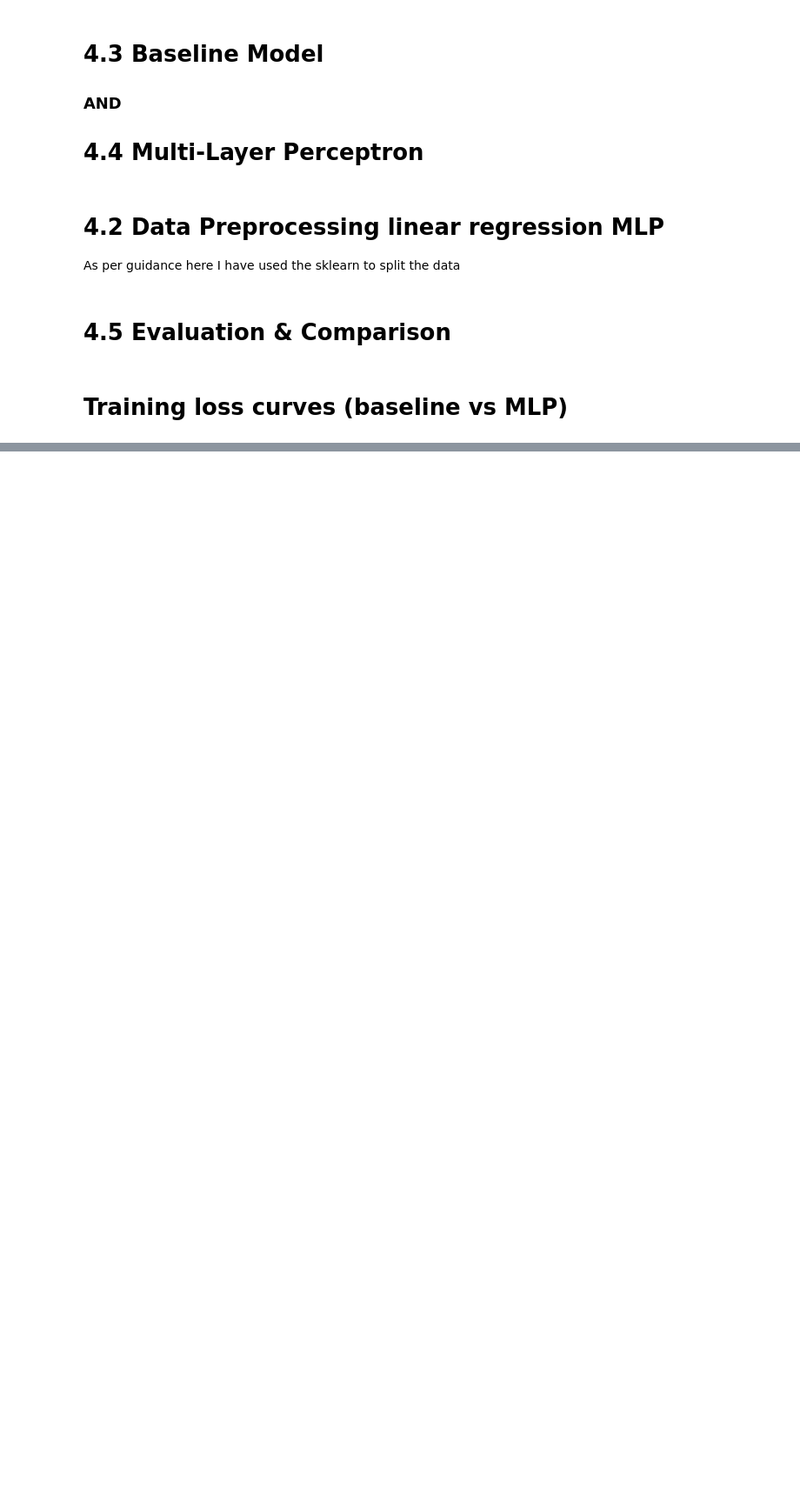
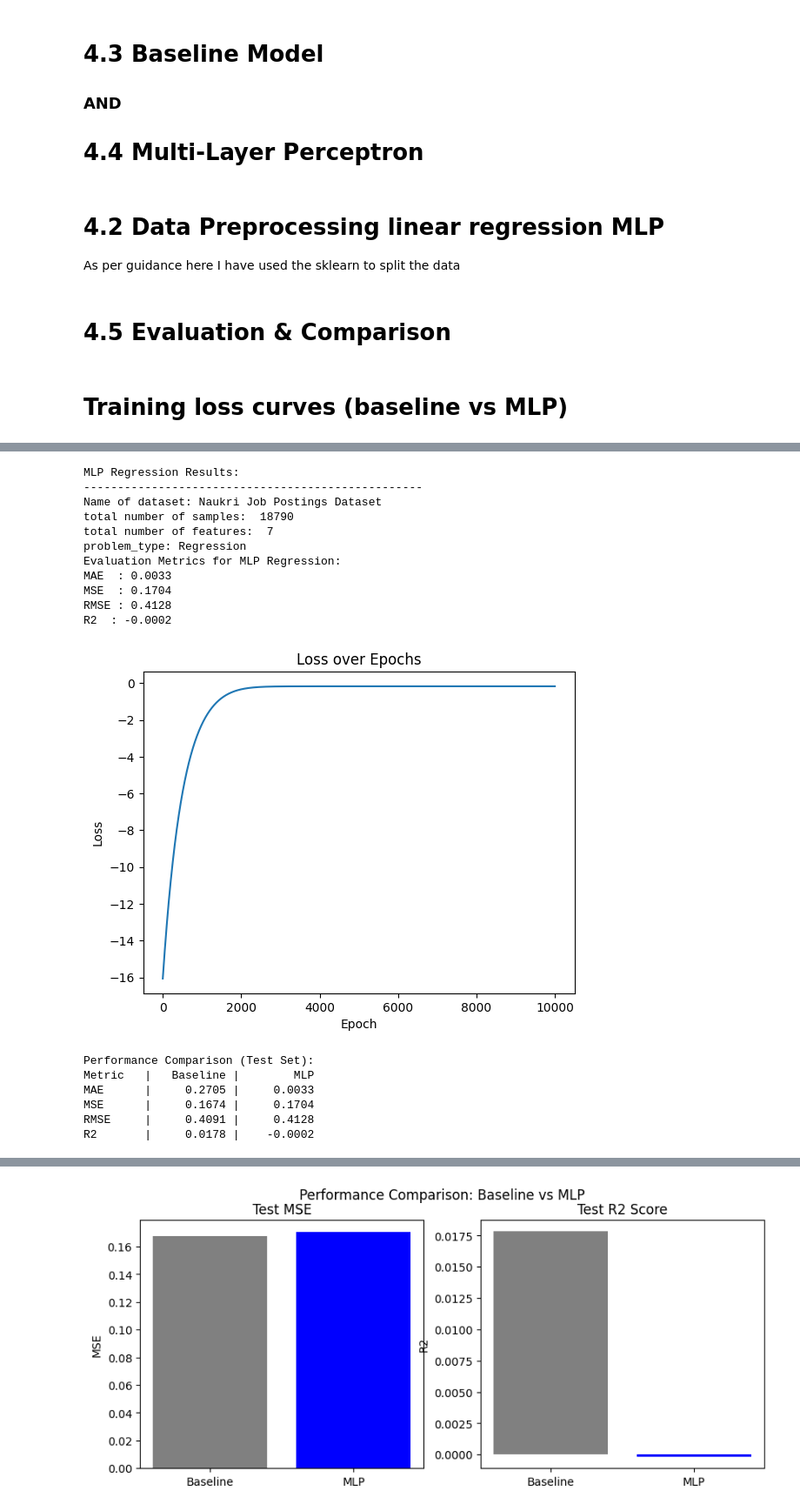
Before and after one commit to AMOLCAD/2025ag05055_dnn, a Jupyter notebook: Assignment.ipynb, the cells around one changed output, grey strips where cells are left out. Shown at 87% size. Saved outputs shown, nothing was run; the diff lists cells and outputs as text; code cells hidden in the pictures; blank space fills up the shorter version.

```diff
--- a/Assignment.ipynb
+++ b/Assignment.ipynb
@@ -1,16 +1,18 @@
 # %%
 import os
-
-os.environ['KAGGLE_USERNAME'] = 'amolbch'
-os.environ['KAGGLE_KEY'] = 'KGAT_091167e6f9df0ad777e0f6101b39211d'
-!kaggle datasets list -s assignment_dataset_dnn
-!kaggle datasets download -d amolbch/assignment-dataset-dnn --force
 import zipfile
 import pandas as pd
 import re
 import numpy as np
 import ast
-with zipfile.ZipFile("assignment-dataset-dnn.zip", 'r') as zip_ref:
-    zip_ref.extractall()
-
-df = pd.read_csv("naukari.csv")
+df= None
+if(os.path.exists("naukari.csv")):
+    df = pd.read_csv("naukari.csv")
+else:
+    os.environ['KAGGLE_USERNAME'] = 'amolbch'
+    os.environ['KAGGLE_KEY'] = 'KGAT_091167e6f9df0ad777e0f6101b39211d'
+    !kaggle datasets list -s assignment_dataset_dnn
+    !kaggle datasets download -d amolbch/assignment-dataset-dnn --force
+    with zipfile.ZipFile("assignment-dataset-dnn.zip", 'r') as zip_ref:
+        zip_ref.extractall()
+    df = pd.read_csv("naukari.csv")
@@ -647,12 +659,44 @@ def evaluate_classification_predictions(y_true, y_pred):
     print(f"Precision: {precision:.4f}")
     print(f"Recall   : {recall:.4f}")
     print(f"F1 Score : {f1:.4f}")
-
+n_sample=0
+n_features=0
+problem_type="Classification"
 def get_classification_results(df):
   df_mlp_classification = preprocess_data_for_classification(df)
-  #print(df_mlp_classification.head(100) )
-  #print(df_mlp_classification.describe())
+  n_samples=len(df_mlp_classification);
+  n_features=len(df_mlp_classification.columns)-1;
+  print("MLP Classification Results:")
+  print("--------------------------------------------------")
+  print(f"Dataset: {dataset_name}")
+  print("total number of samples: ", n_samples)
+  print("total number of features: ", n_features)
+  print("problem_type: Classification")
+  print("used to classify job postings into 'High' and 'Low' rating classes based on a threshold of 3.0, where 'High' corresponds to ratings of 3.0 and above (1) and 'Low' corresponds to ratings below 3.0 (0).")
   X_train,X_test,Y_train,Y_test, predictions, mlp_classifier = train_and_evaluate_mlp_classifier(df_mlp_classification)
   evaluate_classification_predictions( Y_test,predictions[0])
 
-get_classification_results(df)
+def get_assignment_results(df, df_mlp):
+  get_assignment_results_mlp_linear_regression(df_mlp)
+  get_classification_results(df)
+# %%
+get_assignment_results(df, df_mlp)
+# %% [output]
+MLP Regression Results:
+--------------------------------------------------
+Name of dataset: Naukri Job Postings Dataset
+total number of samples:  18790
+total number of features:  7
+problem_type: Regression
+Evaluation Metrics for MLP Regression:
+MAE  : 0.0033
+MSE  : 0.1704
+RMSE : 0.4128
+R2  : -0.0002
+[figure, added]
+Performance Comparison (Test Set):
+Metric   |   Baseline |        MLP
+MAE      |     0.2705 |     0.0033
+MSE      |     0.1674 |     0.1704
+RMSE     |     0.4091 |     0.4128
+R2       |     0.0178 |    -0.0002
@@ -658,0 +704 @@ get_classification_results(df)
+[figure, added]
```
Also changed, not shown: parts of 14 cells of this notebook, 1 other file.
